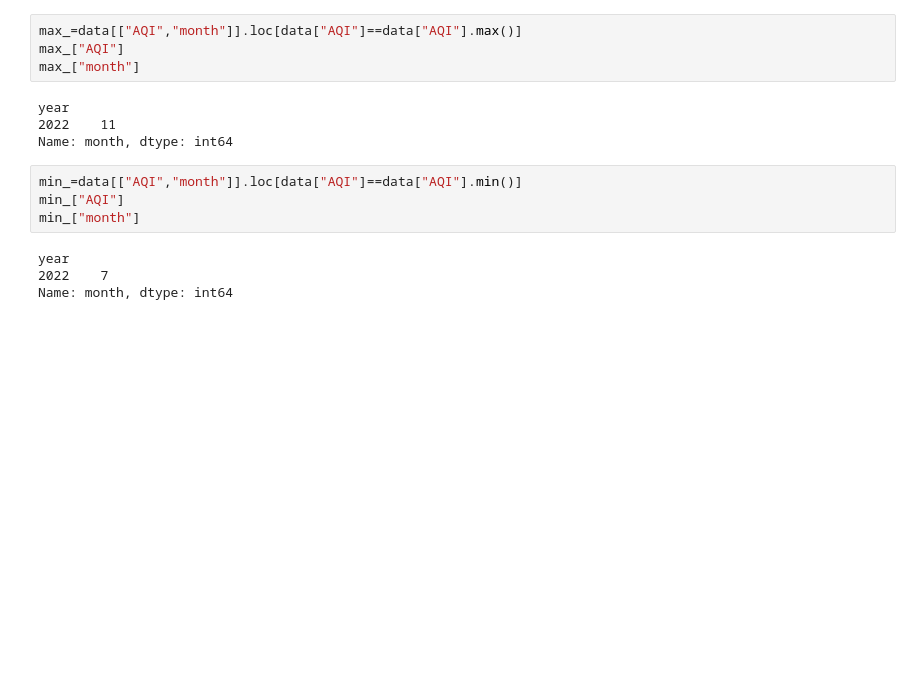
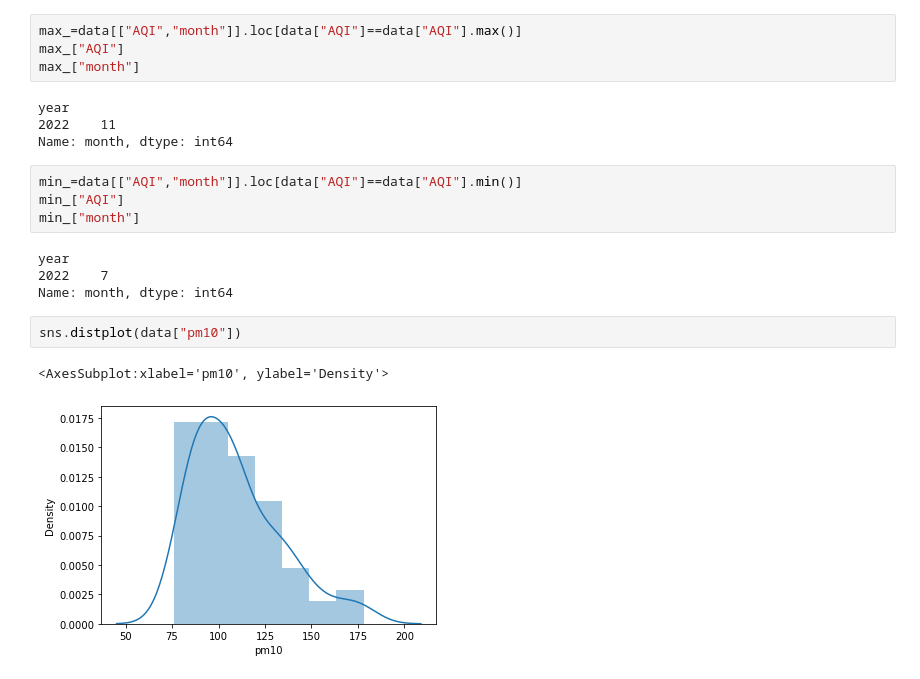
Before and after one commit to sai14karthik/AQI, a Jupyter notebook: AirQuality .ipynb, the cells around one changed output. Saved outputs shown, nothing was run; the diff lists cells and outputs as text; blank space fills up the shorter version.

```diff
--- a/AirQuality .ipynb
+++ b/AirQuality .ipynb
@@ -343,3 +343,8 @@ min_["month"]
 year
 2022    7
 Name: month, dtype: int64
+# %%
+sns.distplot(data["pm10"])
+# %% [output]
+<AxesSubplot:xlabel='pm10', ylabel='Density'>
+[figure, added]
```
Also changed, not shown: parts of 14 cells of this notebook.
